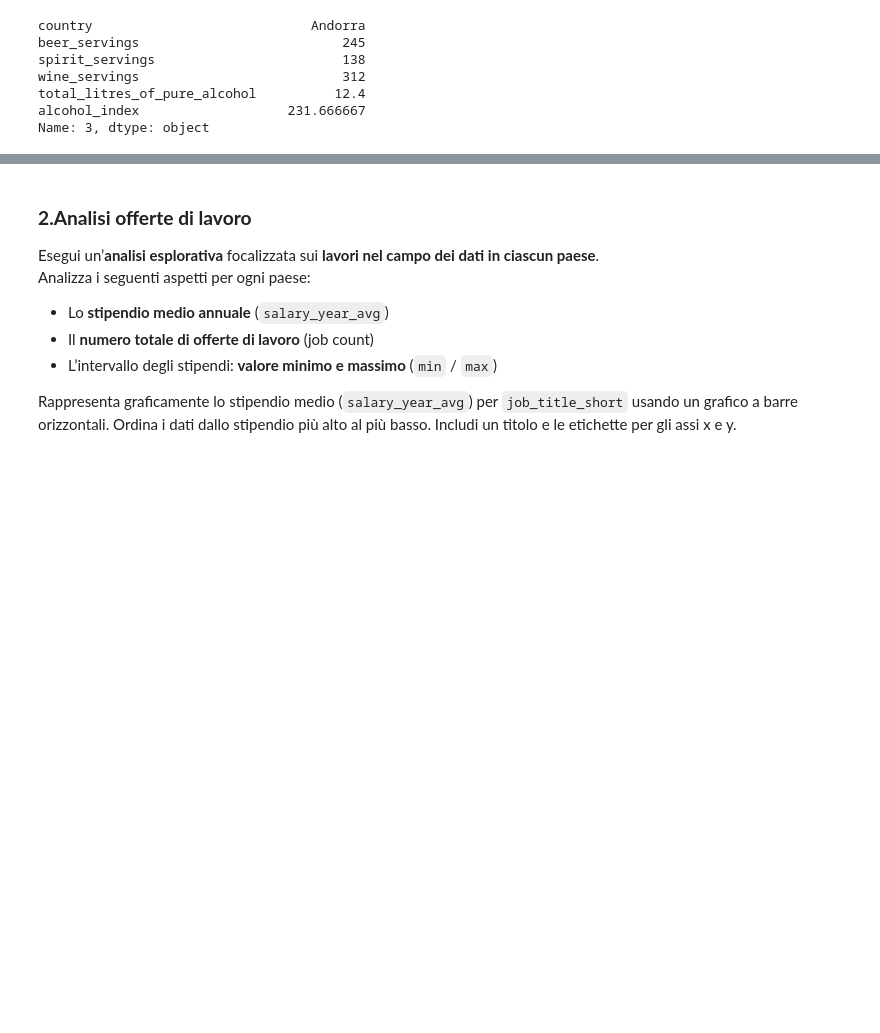
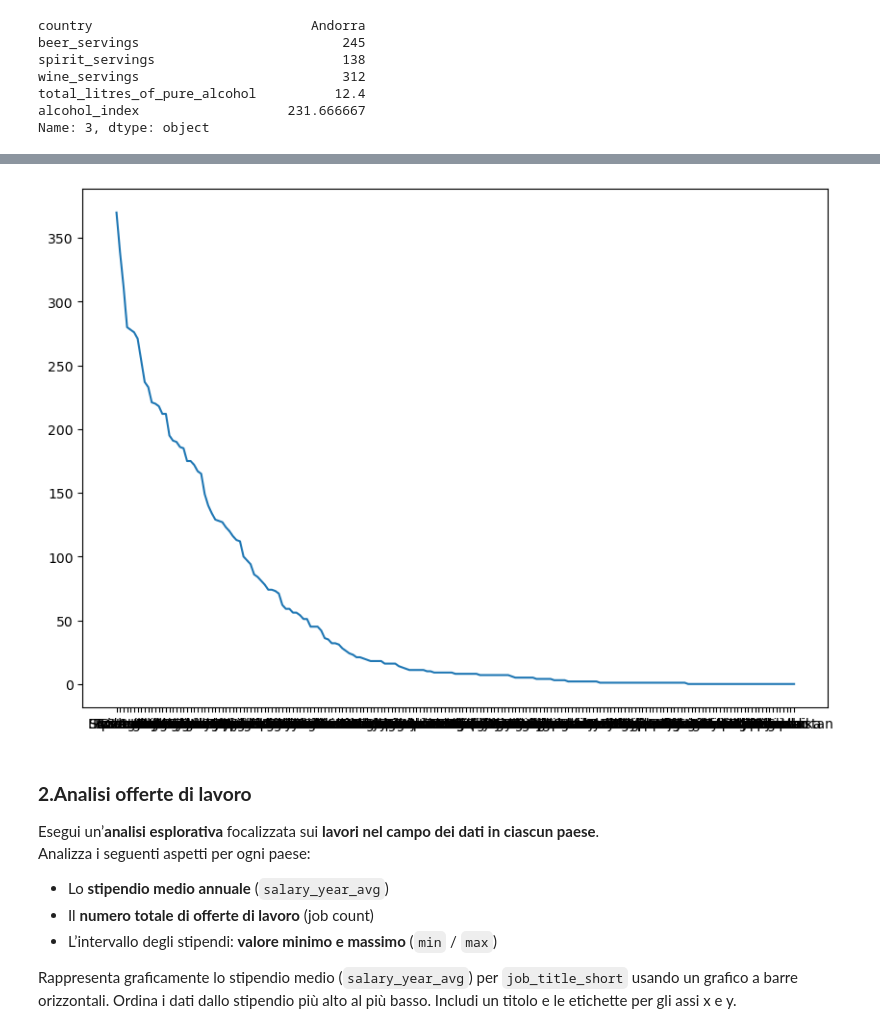
Before and after one commit to mattialuvisetto/ProgrammingLab, a Jupyter notebook: ESERCIZILAB2/3.5_Esercizi_lez_3.ipynb, the cells around one changed output, grey strips where cells are left out. Drawn from its saved outputs; the diff is of its cells as text; code cells hidden in the pictures; blank space fills up the shorter version.

```diff
--- a/ESERCIZILAB2/3.5_Esercizi_lez_3.ipynb
+++ b/ESERCIZILAB2/3.5_Esercizi_lez_3.ipynb
@@ -110,3 +124,14 @@ df.head(10)
+# %%
+# 7.
+df.sort_values(by='wine_servings', ascending=False, inplace=True)
+
+plt.figure(figsize=(10,7))
+
+plt.plot(df.country,df.wine_servings)
+# ovviamente però i paesi sono così tanti che nel grafico sono indecifrabili
+plt.show()
+# %% [output]
+[figure, added]
 # %% [markdown]
 ### **2.Analisi offerte di lavoro**
 
```
Also changed, not shown: parts of 8 cells of this notebook.
